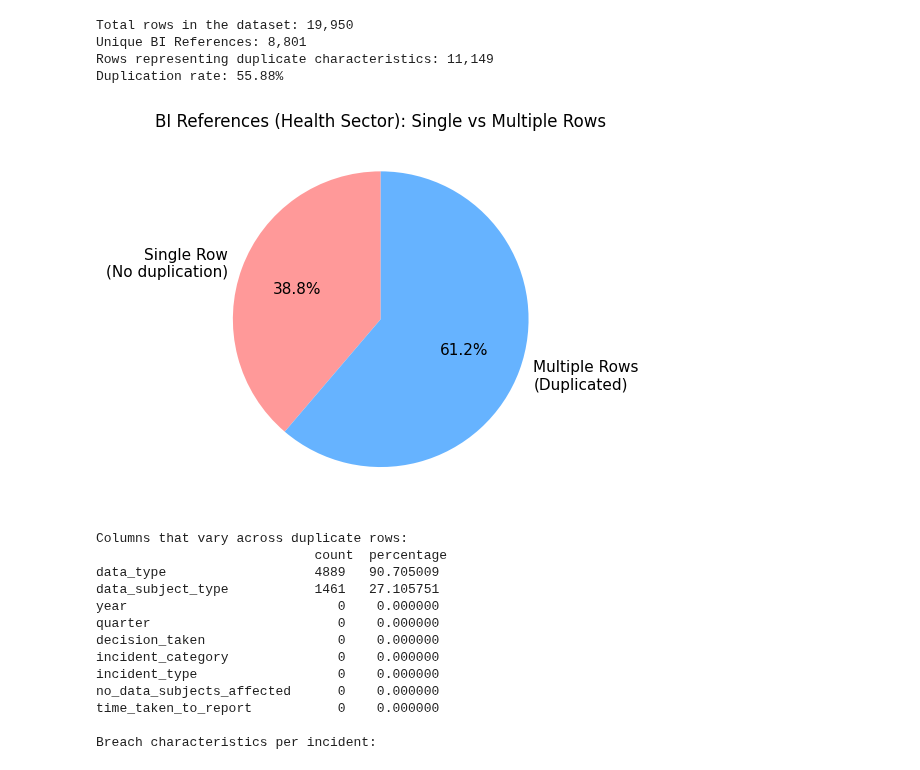
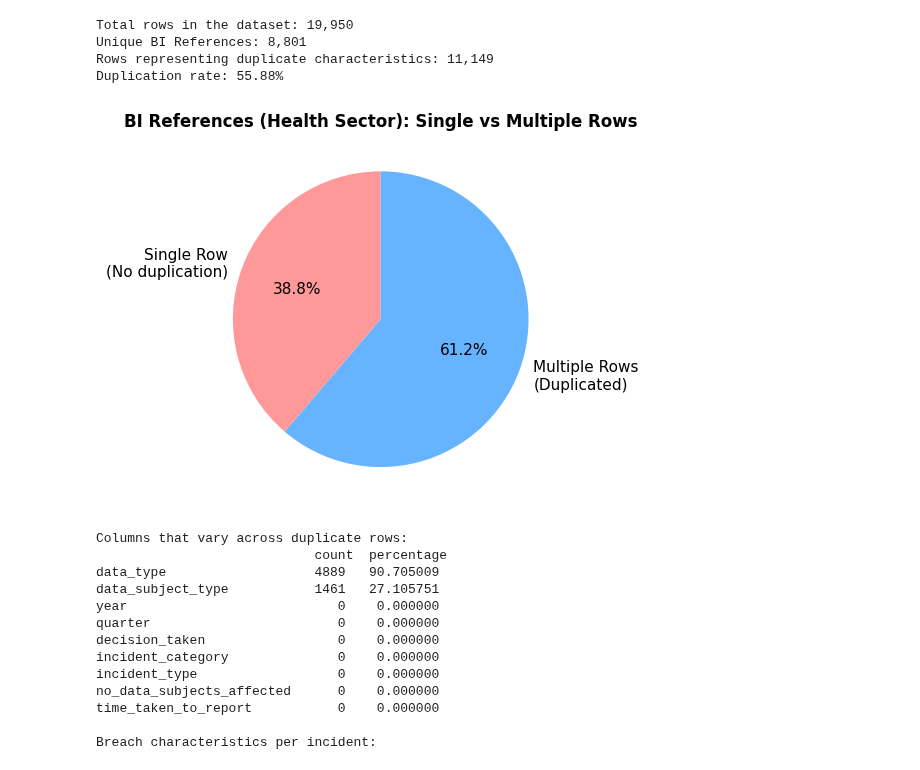
Before and after one commit to maycrowave/healthcare-data-incident-dashboard, a Jupyter notebook: models.ipynb, the cells around one changed output. Drawn from its saved outputs; the diff is of its cells as text; code cells hidden in the pictures.

```diff
--- a/models.ipynb
+++ b/models.ipynb
@@ -241,20 +242,20 @@ Duplication rate: 55.88%
 # %%
 # plot: pie chart of unique vs duplicate references
 bi_ref_counts = df_health_original['bi_reference'].value_counts()
 single_row = (bi_ref_counts == 1).sum()
 multiple_rows = (bi_ref_counts > 1).sum()
 
 plt.pie([single_row, multiple_rows],
             labels=['Single Row\n(No duplication)', 'Multiple Rows\n(Duplicated)'],
             autopct='%1.1f%%',
             colors=['#ff9999', '#66b3ff'],
             startangle=90,
             textprops={'fontsize': 11})
 
-plt.title('BI References (Health Sector): Single vs Multiple Rows', fontsize=12)
+plt.title('BI References (Health Sector): Single vs Multiple Rows', fontsize=12, fontdict={'weight': 'bold'})
 plt.show()
 # %% [output]
-[figure, old version]
+[figure, new version]
 # %%
 # analyse which columns typically vary across duplicates
 duplicated_bi_refs = df_health_original[df_health_original['bi_reference'].duplicated(keep=False)]
```
Also changed, not shown: parts of 15 cells of this notebook.
